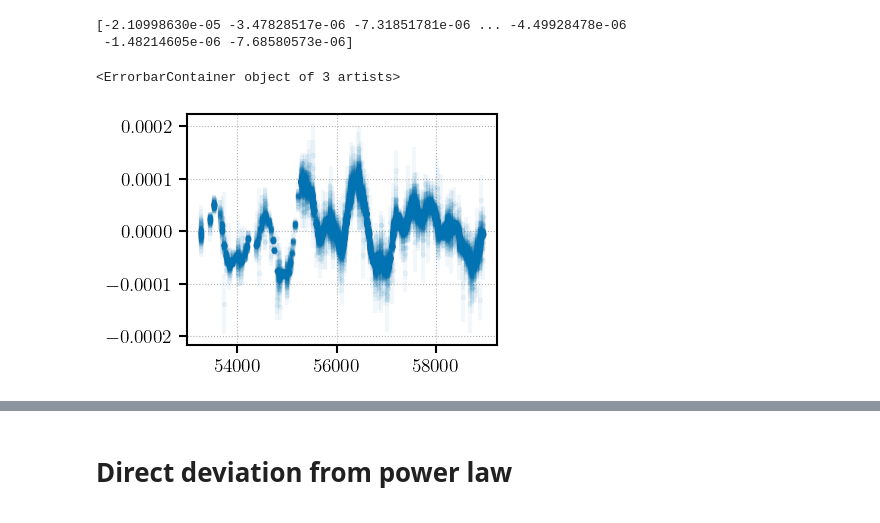
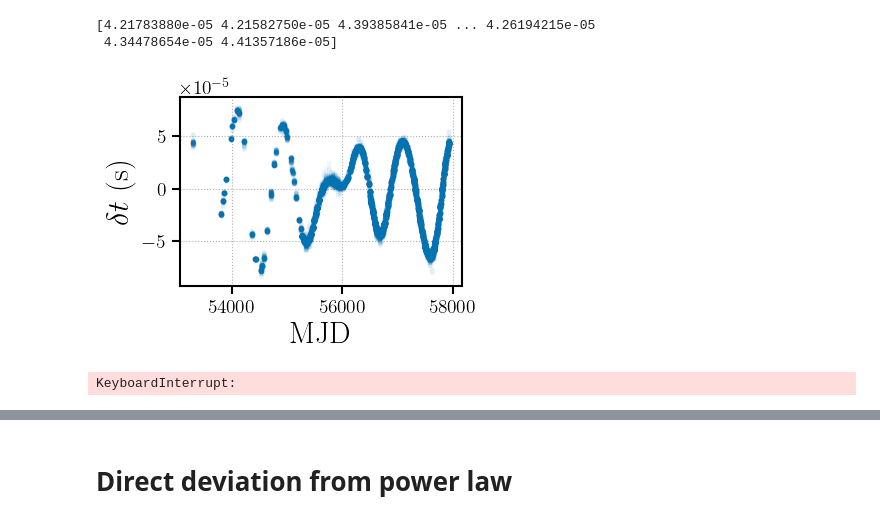
Before and after one commit to meyers-academic/flexible_pta_spectral_models, a Jupyter notebook: notebooks/rn_single_pulsar_broken_powerlaw.ipynb, the cells around one changed output, grey strips where cells are left out. Saved outputs shown, nothing was run; the diff lists cells and outputs as text; code cells hidden in the pictures.

Commit message:
update models and broken power law with latest method (specificall     column norm)

```diff
--- a/notebooks/rn_single_pulsar_broken_powerlaw.ipynb
+++ b/notebooks/rn_single_pulsar_broken_powerlaw.ipynb
@@ -32,8 +36,9 @@ Optional mpi4py package is not installed.  MPI support is not available.
 # %%
 # psrname = 'J1643-1224'
-psrname = 'J1012+5307'
-maindir = '/Users/patrickmeyers/Documents/Documents - Patrick’s MacBook Pro/repositories/pulsar_timing/pulsar_discovery/main_fork/discovery'
-psrs = [ds.Pulsar.read_feather(psrfile) for psrfile in sorted(glob.glob(f'{maindir}/data/*-[JB]*.feather'))]
+psrname = 'J1909-3744'
+# maindir = '/Users/patrickmeyers/Documents/Documents - Patrick’s MacBook Pro/repositories/pulsar_timing/pulsar_discovery/main_fork/discovery'
+maindir = '../'
+psrs = [ds.Pulsar.read_feather(psrfile) for psrfile in sorted(glob.glob(f'{maindir}/data/[JB]*-12p5.feather'))]
 Tspan_pta = ds.getspan(psrs)
 print(Tspan_pta / 365.25 / 86400)
 names = [psr.name for psr in psrs]
@@ -46,8 +51,10 @@ n_rn_freqs = 30
 # %%
 # for injection purposes
+import json
+noisedict = json.load(open('../data/channelized_12p5yr_v3_full_noisedict.json', 'r'))
 psrl = ds.PulsarLikelihood([psr.residuals,
-                        ds.makenoise_measurement(psr, psr.noisedict),
-                        ds.makegp_ecorr(psr, psr.noisedict),
+                        ds.makenoise_measurement(psr, noisedict, tnequad=True),
+                        ds.makegp_ecorr(psr, noisedict),
                         ds.makegp_timing(psr, variance=1e-19),
                         ds.makegp_fourier(psr, ds.freespectrum, n_rn_freqs, T=Tspan_psr, name='red_noise')])
 # %%
@@ -71,0 +64,15 @@ print(freqs.size)
+# %%
+freqs = jnp.arange(1, n_rn_freqs + 1) / Tspan_psr
+logf = jnp.log(freqs)
+npoints_interp = n_rn_freqs - 2
+
+    # Precompute A and its inverse
+b_0 = -6
+b_last = -9
+Ai, b_0_coeff, b_last_coeff = lncass_models.create_amatrix(npoints_interp, logf, cond=0)
+Ai_nn, _, _ = lncass_models.create_amatrix_no_norm(npoints_interp, logf, cond=0)
+
+# create injection
+bvec = np.r_[b_0_coeff*b_0, np.zeros(npoints_interp - 2), b_last_coeff*b_last]
+bvec[4] = 3
+injection = np.r_[b_0, Ai @ bvec, b_last]
@@ -72,7 +117,8 @@ print(freqs.size)
 # %%
-residuals = psrl.sample(jax.random.PRNGKey(34), {'J1012+5307_red_noise_log10_rho(30)': injection})
+# create residuals
+residuals = psrl.sample(jax.random.PRNGKey(101), {f'{psrname}_red_noise_log10_rho(30)': injection})
 print(residuals[1])
 # %% [output]
-[-2.10998630e-05 -3.47828517e-06 -7.31851781e-06 ... -4.49928478e-06
- -1.48214605e-06 -7.68580573e-06]
+[4.21783880e-05 4.21582750e-05 4.39385841e-05 ... 4.26194215e-05
+ 4.34478654e-05 4.41357186e-05]
 # %%
@@ -79,6 +126,11 @@ print(residuals[1])
 psr.residuals = np.array(residuals[1])
 # %%
+# plot new residuals
 plt.errorbar(psr.toas / 86400, psr.residuals, yerr=psr.toaerrs, fmt='.', alpha=0.05)
+plt.xlabel("MJD")
+plt.ylabel("$\\delta t$ (s)")
+plt.tight_layout()
+plt.savefig("../plots/broken_powerlaw_residuals.pdf")
+plt.show()
 # %% [output]
-<ErrorbarContainer object of 3 artists>
-[figure, old version]
+[figure, new version]
@@ -98,2 +157,13 @@ with numpyro.validation_enabled():
+# %%
+# set up priors on hyperparameters. For now we fix $\tau$ and \sigma_\lambda, and we sample \mu
+prior_dict = {**PRIOR_DICT, 'tau': dist.Uniform(4.999, 5.),
+              'sigma_lambda':dist.Uniform(14.999, 15.001),
+              'mu_lambda': dist.Uniform(-50, 50)}
+
+# sample!!
+with numpyro.validation_enabled():
+    lncass_outliers_sampler.run(jax.random.PRNGKey(35), prior_dict=prior_dict)
+# %% [output]
+KeyboardInterrupt:
 # %%
 samples = lncass_outliers_sampler.get_samples()
```
Also changed, not shown: parts of 52 cells of this notebook, 3 other files.
